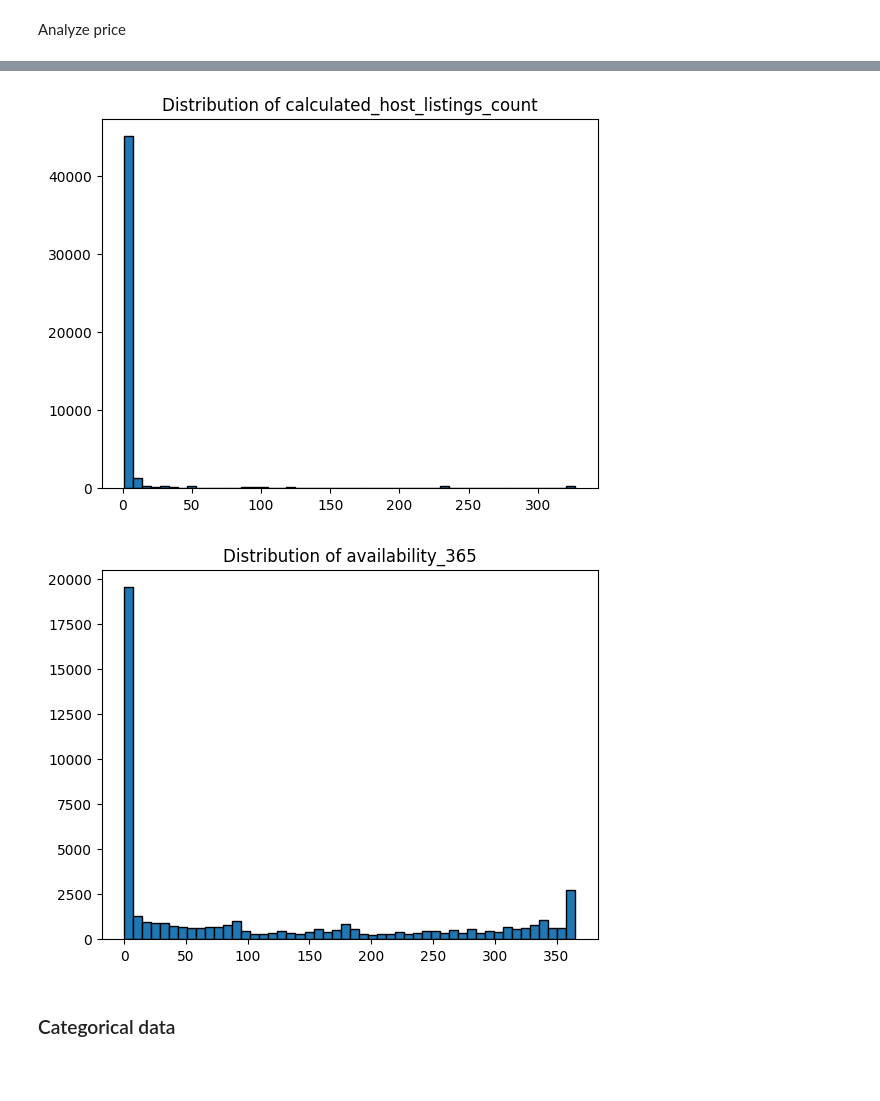
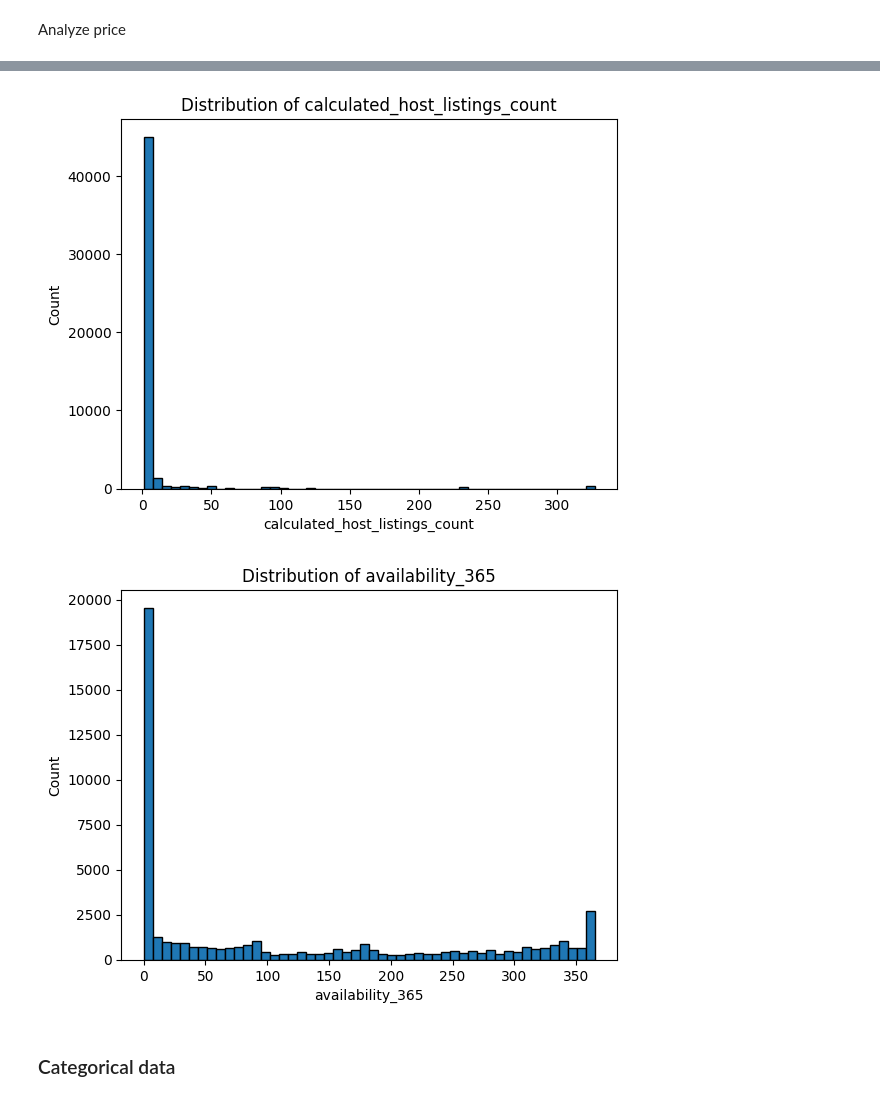
Before and after one commit to Gabien21/CSC17104_P4DS_final_project, a Jupyter notebook: Project/2_Exploring_and_preprocessing_data.ipynb, the cells around one changed output, grey strips where cells are left out. Drawn from its saved outputs; the diff is of its cells as text; code cells hidden in the pictures; blank space fills up the shorter version.

```diff
--- a/Project/2_Exploring_and_preprocessing_data.ipynb
+++ b/Project/2_Exploring_and_preprocessing_data.ipynb
@@ -184,15 +192,19 @@ plt.show()
 # %%
 plt.hist(df['calculated_host_listings_count'],bins=50,edgecolor='black')
+plt.xlabel('calculated_host_listings_count')
+plt.ylabel('Count')
 plt.title('Distribution of calculated_host_listings_count')
 plt.show()
 # %% [output]
-[figure, old version]
+[figure, new version]
 # %%
 plt.hist(df['availability_365'],bins=50,edgecolor='black')
+plt.xlabel('availability_365')
+plt.ylabel('Count')
 plt.title('Distribution of availability_365')
 plt.show()
 # %% [output]
-[figure, old version]
+[figure, new version]
 # %% [markdown]
 ### Categorical data
 # %%
```
Also changed, not shown: parts of 4 cells of this notebook.
